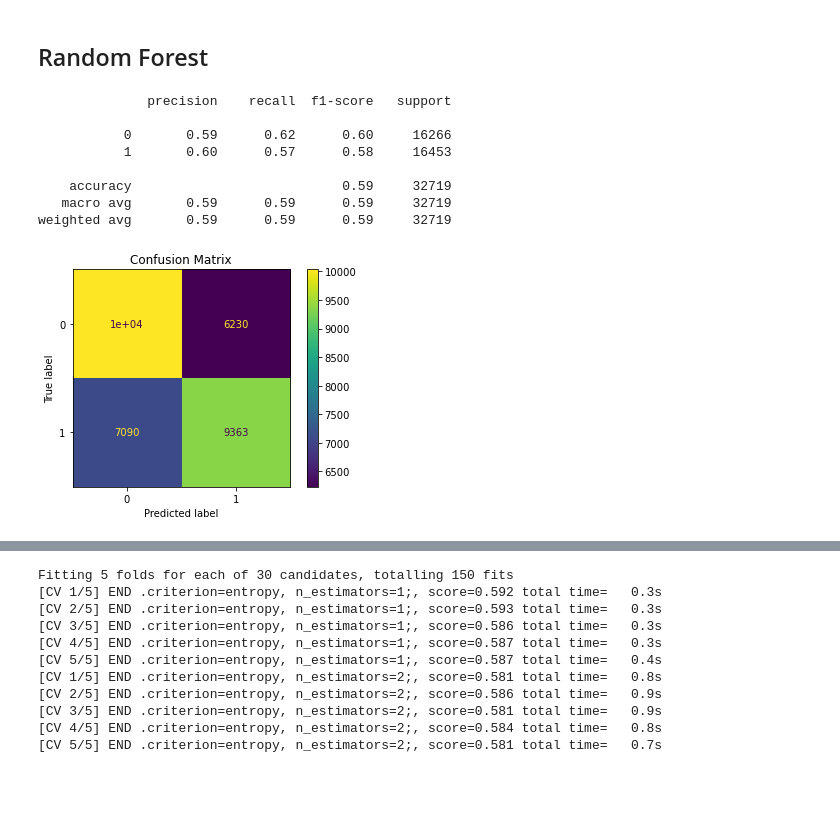
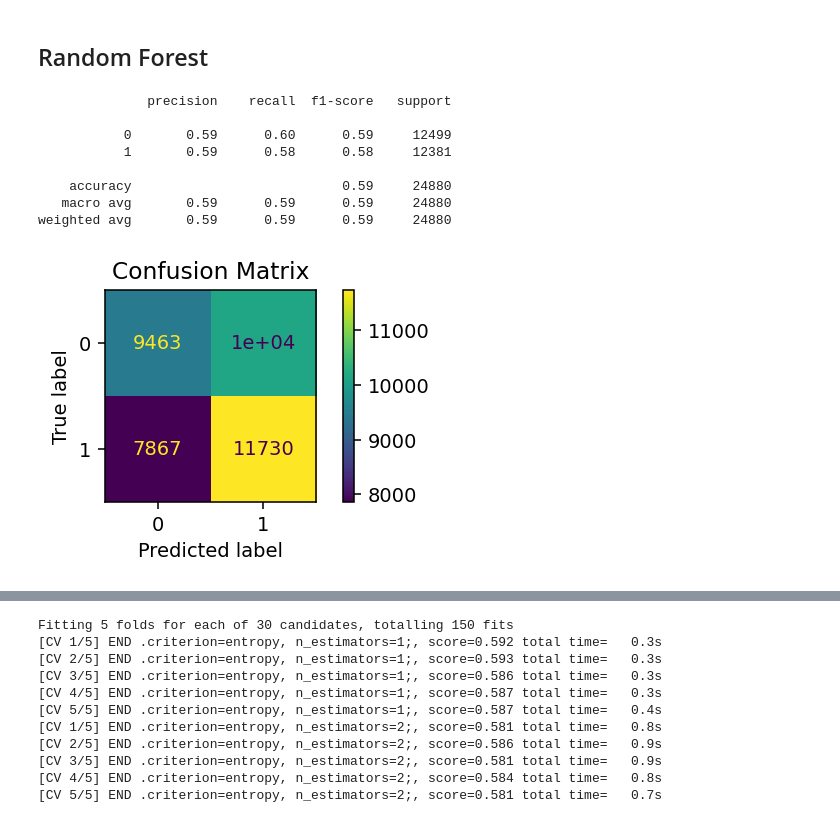
Before and after one commit to felipejorqueradiaz/Entel---Customer-Experience, a Jupyter notebook: Preprocesamiento.ipynb, the cells around one changed output, grey strips where cells are left out. Drawn from its saved outputs; the diff is of its cells as text; code cells hidden in the pictures; blank space fills up the shorter version.

```diff
--- a/Preprocesamiento.ipynb
+++ b/Preprocesamiento.ipynb
@@ -226,3 +247,21 @@ x = pd.get_dummies(x, columns = ['segmento'])
 x = pd.get_dummies(x, columns = ['tipo'])
 
 x= StandardScaler().fit_transform(x)
+# %%
+df_train = df3[df3['periodo'].isin(['2019_q1', '2019_q2', '2020_q1'])]
+df_test = df3[df3['periodo'].isin(['2020_q2'])]
+
+dftrain_y = df_train['churn']
+dftest_y = df_test['churn']
+
+dftrain = df_train.drop(['churn', 'n_churn', 'total',
+              'encriptado', 'periodo'], axis=1)
+
+dftest = df_test.drop(['churn', 'n_churn', 'total',
+              'encriptado', 'periodo'], axis=1)
+
+x1 = pd.get_dummies(dftrain, columns = ['segmento', 'tipo'])
+x2 = pd.get_dummies(dftest, columns = ['segmento', 'tipo'])
+
+x1 = StandardScaler().fit_transform(x1)
+x2 = StandardScaler().fit_transform(x2)
@@ -229,7 +283,11 @@ x= StandardScaler().fit_transform(x)
 # %%
 rus = RandomUnderSampler(random_state=0)
 #rus = RandomOverSampler(random_state=0)
-X_resampled, y_resampled = rus.fit_resample(x, y)
+X_resampled, y_resampled = rus.fit_resample(x1, dftrain_y)
+# %%
+rus = RandomUnderSampler(random_state=0)
+#rus = RandomOverSampler(random_state=0)
+X_resampled2, y_resampled2 = rus.fit_resample(x2, dftest_y)
 # %%
 X_train, X_test, y_train, y_test = train_test_split(X_resampled, y_resampled, test_size=0.20, random_state=42)
 # %% [markdown]
@@ -543,7 +607,7 @@ plt.show()
 ## Random Forest
 # %%
 rf = RandomForestClassifier(
-            n_estimators = 10, #El número de arboles en el bosque
+            n_estimators = 30, #El número de arboles en el bosque
             max_depth    = None,
             max_features = 'auto',
             oob_score    = False,
@@ -556,15 +620,15 @@ print(classification_report(y_test, y_pred))
 # %% [output]
               precision    recall  f1-score   support
 
-           0       0.59      0.62      0.60     16266
-           1       0.60      0.57      0.58     16453
+           0       0.59      0.60      0.59     12499
+           1       0.59      0.58      0.58     12381
 
-    accuracy                           0.59     32719
-   macro avg       0.59      0.59      0.59     32719
-weighted avg       0.59      0.59      0.59     32719
+    accuracy                           0.59     24880
+   macro avg       0.59      0.59      0.59     24880
+weighted avg       0.59      0.59      0.59     24880
 # %%
-plot_confusion_matrix(rf, X_test, y_test)
+plot_confusion_matrix(rf, X_resampled2, y_resampled2)
 plt.title('Confusion Matrix')
 plt.show()
 # %% [output]
-[figure, old version]
+[figure, new version]
```
Also changed, not shown: parts of 20 cells of this notebook.
